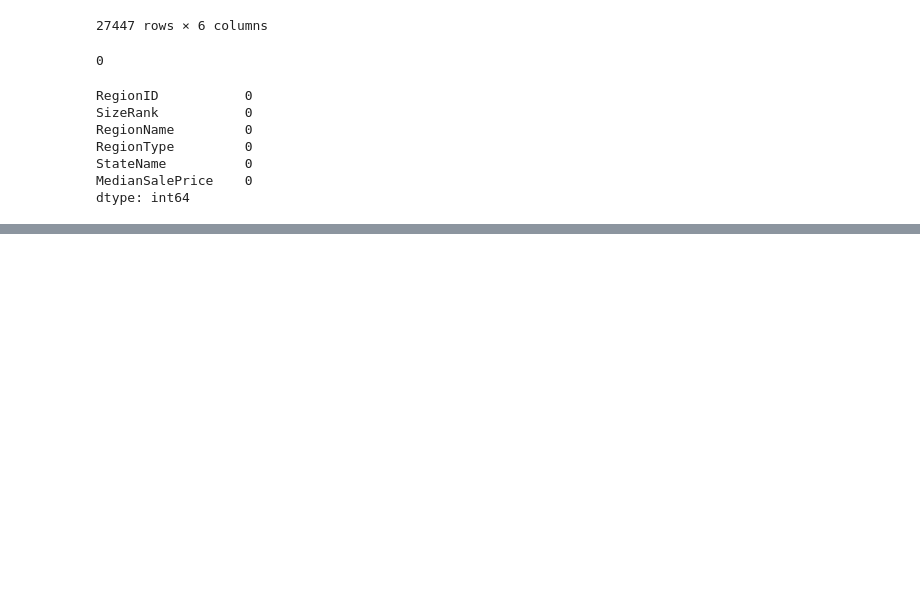
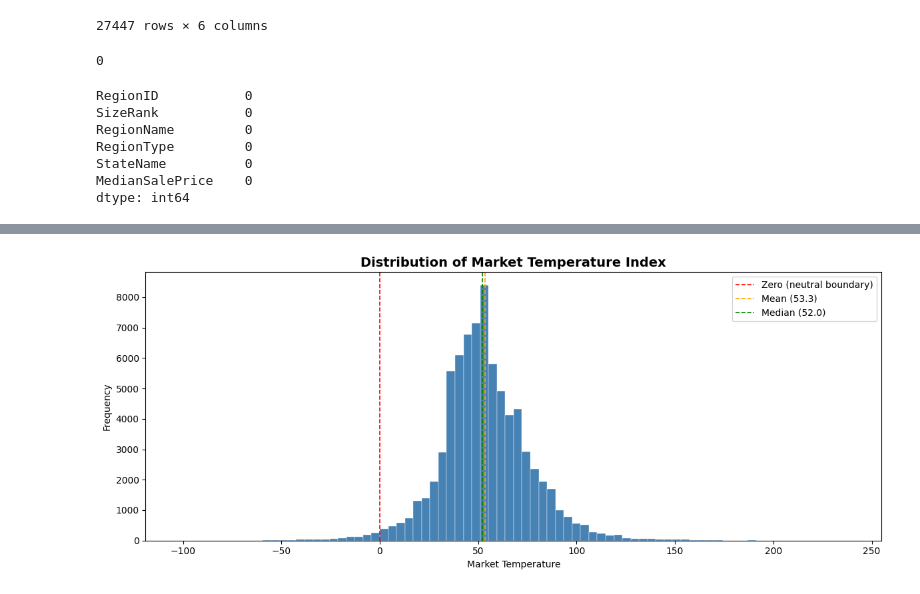
Before and after one commit to Onath/PropertyPriceForecasting, a Jupyter notebook: property_price_forecasting.ipynb, the cells around one changed output, grey strips where cells are left out. Cells and saved outputs as stored; diff of their text form; code cells hidden in the pictures; blank space fills up the shorter version.

```diff
--- a/property_price_forecasting.ipynb
+++ b/property_price_forecasting.ipynb
@@ -126,10 +114,10 @@ df_market_temp
 | 927 | 394767 | 939 | Lamesa, TX | msa | TX | 46.0 | 45.0 | 43.0 | 49.0 | ... |
 928 rows × 88 columns
 # %%
-df_market_temp_copy = df_market_temp.copy()
+df_market_temp_updated = df_market_temp.copy()
 
 # pivoting all date columns into rows
-df_market_temp_copy = pd.melt(
+df_market_temp_updated = pd.melt(
     df_market_temp,
     id_vars=['RegionID', 'SizeRank', 'RegionName', 'RegionType', 'StateName'], # keep the columns as they are
     var_name='Date',           # the new column that holds dates that were columns
@@ -138,8 +126,8 @@ df_market_temp_copy = pd.melt(
 )
 
 # convert columns into pandas timestamp
-df_market_temp_copy['Date'] = pd.to_datetime(df_market_temp_copy['Date'])
+df_market_temp_updated['Date'] = pd.to_datetime(df_market_temp_updated['Date'])
 
 # make Date the row index, not just a regular column
-df_market_temp_copy.set_index('Date', inplace=True)
+df_market_temp_updated.set_index('Date', inplace=True)
 # %%
@@ -239,5 +226,5 @@ df_market_temp_copy[df_market_temp_copy['StateName']=="us"]
 |  | RegionID | SizeRank | RegionName | RegionType | StateName | MarketTemperature |
 | Date |  |  |  |  |  |  |
 # %%
-df_market_temp_copy['StateName'] = df_market_temp_copy['StateName'].fillna('US')
+df_market_temp_updated['StateName'] = df_market_temp_updated['StateName'].fillna('US')
 # %%
@@ -274,15 +261,15 @@ df_market_temp_copy[
 Market temperature missing values fix
 # %%
 # sort first so ffill travels in chronological order
-df_market_temp_copy = df_market_temp_copy.sort_index()
+df_market_temp_updated = df_market_temp_updated.sort_index()
 
-df_market_temp_copy['MarketTemperature'] = (
-    df_market_temp_copy.groupby('StateName')['MarketTemperature'] # Grouping is important to avoid that first NaN value of a state uses the last value of previous state.
+df_market_temp_updated['MarketTemperature'] = (
+    df_market_temp_updated.groupby('StateName')['MarketTemperature'] # Grouping is important to avoid that first NaN value of a state uses the last value of previous state.
     .ffill()   # fill gaps using last known value within same state
     .bfill()   # catch any NaNs at the very start of a state's history
 )
 
-print(df_market_temp_copy['MarketTemperature'].isna().sum())  # should print 0
+print(df_market_temp_updated['MarketTemperature'].isna().sum())
 # %% [output]
 0
 # %%
@@ -473,0 +543,20 @@ dtype: int64
+# %%
+import matplotlib.pyplot as plt
+import matplotlib.ticker as ticker
+
+fig, ax = plt.subplots(figsize=(12, 5))
+
+ax.hist(df_market_temp_updated['MarketTemperature'], bins=80, color='steelblue', edgecolor='white', linewidth=0.3)
+
+ax.axvline(0, color='red', linestyle='--', linewidth=1.2, label='Zero (neutral boundary)')
+ax.axvline(df_market_temp_updated['MarketTemperature'].mean(), color='orange', linestyle='--', linewidth=1.2, label=f"Mean ({df_market_temp_updated['MarketTemperature'].mean():.1f})")
+ax.axvline(df_market_temp_updated['MarketTemperature'].median(), color='green', linestyle='--', linewidth=1.2, label=f"Median ({df_market_temp_updated['MarketTemperature'].median():.1f})")
+
+ax.set_title('Distribution of Market Temperature Index', fontsize=14, weight='bold')
+ax.set_xlabel('Market Temperature')
+ax.set_ylabel('Frequency')
+ax.legend()
+plt.tight_layout()
+plt.show()
+# %% [output]
+[figure, added]
```
Also changed, not shown: parts of 41 cells of this notebook.
